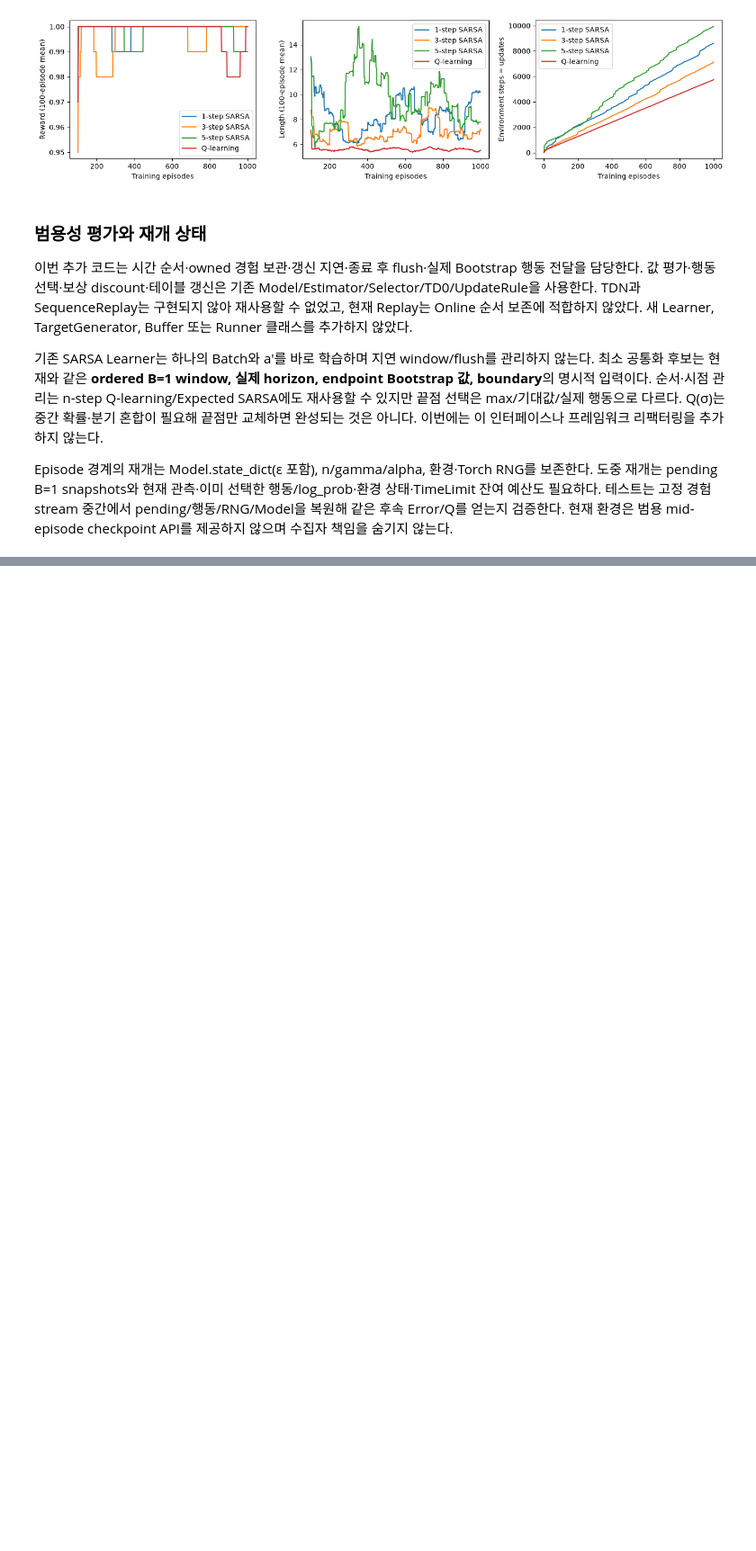
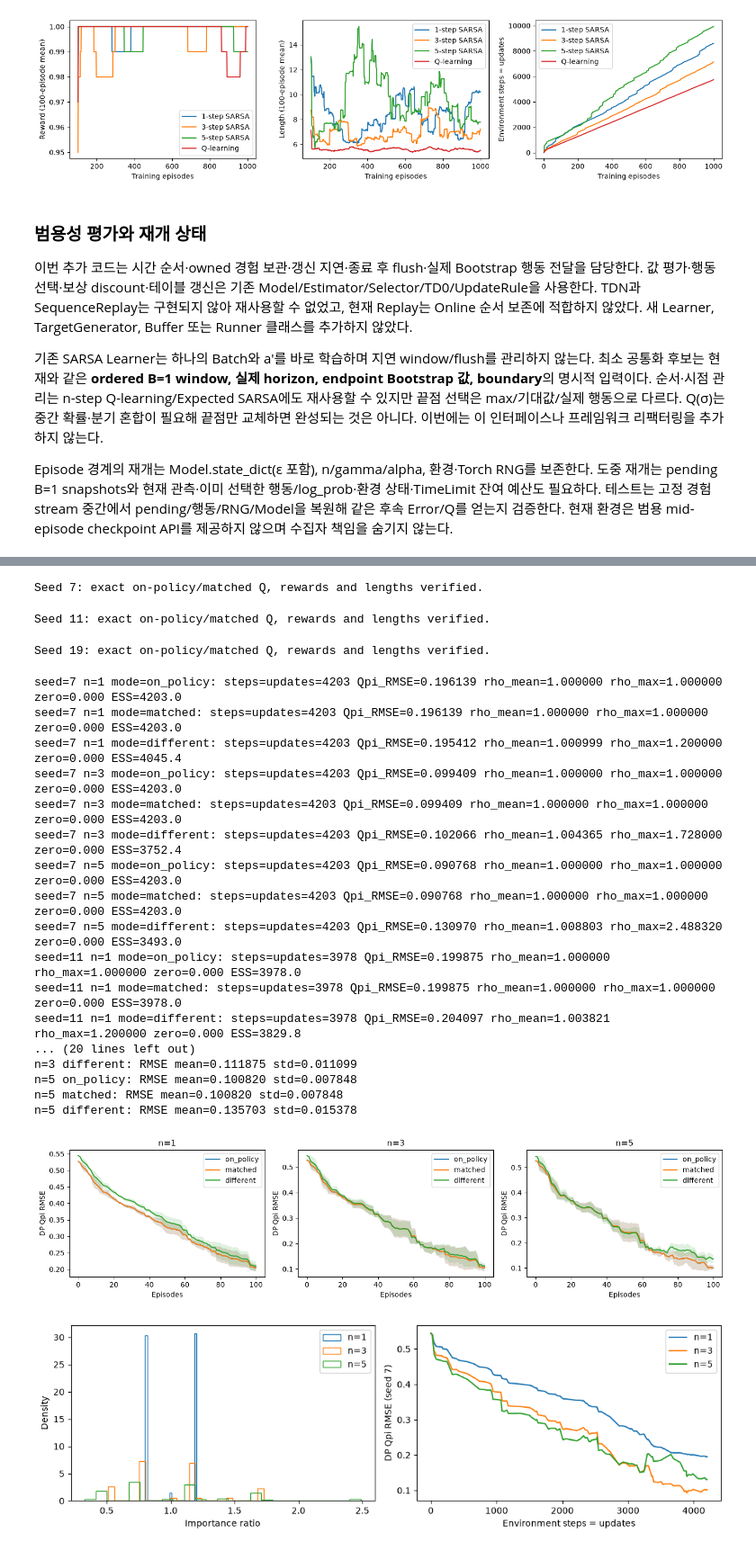
Before and after one commit to HeoJinuk/ModularRL, a Jupyter notebook: notebooks/dlfs4/06_td_modularrl.ipynb, the cells around one changed output, grey strips where cells are left out. Shown at 90% size. Saved outputs shown, nothing was run; the diff lists cells and outputs as text; code cells hidden in the pictures; blank space fills up the shorter version.

Commit message:
test(td): validate off-policy n-step SARSA composition

```diff
--- a/notebooks/dlfs4/06_td_modularrl.ipynb
+++ b/notebooks/dlfs4/06_td_modularrl.ipynb
@@ -1008,0 +1028,5 @@ Episode 경계의 재개는 Model.state_dict(ε 포함), n/gamma/alpha, 환경·
+# %%
+off_ns_api = runpy.run_path(str(nstep_root / 'examples' / 'gridworld_off_policy_n_step_sarsa.py'))
+learn_off_ns = off_ns_api['learn_off_policy_n_step_sarsa']
+compare_off_ns = off_ns_api['run_comparison']
+print(inspect.getsource(learn_off_ns))
@@ -1008,0 +1100,65 @@ Episode 경계의 재개는 Model.state_dict(ε 포함), n/gamma/alpha, 환경·
+# %%
+off_ns_results = []
+off_ns_results.extend(compare_off_ns(seed=7, episodes=100, gamma=.9, alpha=.05, log_every=0))
+print('Seed 7: exact on-policy/matched Q, rewards and lengths verified.')
+# %% [output]
+Seed 7: exact on-policy/matched Q, rewards and lengths verified.
+# %%
+off_ns_results.extend(compare_off_ns(seed=11, episodes=100, gamma=.9, alpha=.05, log_every=0))
+print('Seed 11: exact on-policy/matched Q, rewards and lengths verified.')
+# %% [output]
+Seed 11: exact on-policy/matched Q, rewards and lengths verified.
+# %%
+off_ns_results.extend(compare_off_ns(seed=19, episodes=100, gamma=.9, alpha=.05, log_every=0))
+print('Seed 19: exact on-policy/matched Q, rewards and lengths verified.')
+# %% [output]
+Seed 19: exact on-policy/matched Q, rewards and lengths verified.
+# %%
+for off_run in off_ns_results:
+    print(f"seed={off_run['seed']} n={off_run['n']} mode={off_run['mode']}: steps=updates={off_run['steps']} "
+          f"Qpi_RMSE={off_run['q_rmse']:.6f} rho_mean={off_run['rho_mean']:.6f} "
+          f"rho_max={off_run['rho_max']:.6f} zero={off_run['rho_zero_fraction']:.3f} ESS={off_run['ess']:.1f}")
+for off_horizon in (1,3,5):
+    for off_mode in ('on_policy','matched','different'):
+        off_errors = [r['q_rmse'] for r in off_ns_results if r['n']==off_horizon and r['mode']==off_mode]
+        print(f'n={off_horizon} {off_mode}: RMSE mean={np.mean(off_errors):.6f} std={np.std(off_errors):.6f}')
+fig, axes = plt.subplots(1,3,figsize=(14,3.5))
+for ax, off_horizon in zip(axes,(1,3,5)):
+    for off_mode in ('on_policy','matched','different'):
+        off_runs = [r for r in off_ns_results if r['n']==off_horizon and r['mode']==off_mode]
+        curves = np.array([[h['q_rmse'] for h in r['history']] for r in off_runs])
+        x = [h['episodes'] for h in off_runs[0]['history']]
+        avg, spread = curves.mean(0),curves.std(0)
+        ax.plot(x,avg,label=off_mode); ax.fill_between(x,avg-spread,avg+spread,alpha=.15)
+    ax.set(title=f'n={off_horizon}',xlabel='Episodes',ylabel='DP Qpi RMSE'); ax.legend()
+plt.tight_layout(); plt.show()
+fig, axes = plt.subplots(1,2,figsize=(11,3.5))
+for off_horizon in (1,3,5):
+    off_run = next(r for r in off_ns_results if r['seed']==7 and r['n']==off_horizon and r['mode']=='different')
+    axes[0].hist(off_run['importance_ratios'],bins=25,histtype='step',density=True,label=f'n={off_horizon}')
+    axes[1].plot([h['steps'] for h in off_run['history']],[h['q_rmse'] for h in off_run['history']],label=f'n={off_horizon}')
+axes[0].set(xlabel='Importance ratio',ylabel='Density'); axes[0].legend()
+axes[1].set(xlabel='Environment steps = updates',ylabel='DP Qpi RMSE (seed 7)'); axes[1].legend()
+plt.tight_layout(); plt.show()
+print('Different target pi:\n',off_ns_results[-1]['target_policy'])
+print('Different Qpi estimate (seed19,n5):\n',off_ns_results[-1]['q_values'])
+# %% [output]
+seed=7 n=1 mode=on_policy: steps=updates=4203 Qpi_RMSE=0.196139 rho_mean=1.000000 rho_max=1.000000 zero=0.000 ESS=4203.0
+seed=7 n=1 mode=matched: steps=updates=4203 Qpi_RMSE=0.196139 rho_mean=1.000000 rho_max=1.000000 zero=0.000 ESS=4203.0
+seed=7 n=1 mode=different: steps=updates=4203 Qpi_RMSE=0.195412 rho_mean=1.000999 rho_max=1.200000 zero=0.000 ESS=4045.4
+seed=7 n=3 mode=on_policy: steps=updates=4203 Qpi_RMSE=0.099409 rho_mean=1.000000 rho_max=1.000000 zero=0.000 ESS=4203.0
+seed=7 n=3 mode=matched: steps=updates=4203 Qpi_RMSE=0.099409 rho_mean=1.000000 rho_max=1.000000 zero=0.000 ESS=4203.0
+seed=7 n=3 mode=different: steps=updates=4203 Qpi_RMSE=0.102066 rho_mean=1.004365 rho_max=1.728000 zero=0.000 ESS=3752.4
+seed=7 n=5 mode=on_policy: steps=updates=4203 Qpi_RMSE=0.090768 rho_mean=1.000000 rho_max=1.000000 zero=0.000 ESS=4203.0
+seed=7 n=5 mode=matched: steps=updates=4203 Qpi_RMSE=0.090768 rho_mean=1.000000 rho_max=1.000000 zero=0.000 ESS=4203.0
+seed=7 n=5 mode=different: steps=updates=4203 Qpi_RMSE=0.130970 rho_mean=1.008803 rho_max=2.488320 zero=0.000 ESS=3493.0
+seed=11 n=1 mode=on_policy: steps=updates=3978 Qpi_RMSE=0.199875 rho_mean=1.000000 rho_max=1.000000 zero=0.000 ESS=3978.0
+seed=11 n=1 mode=matched: steps=updates=3978 Qpi_RMSE=0.199875 rho_mean=1.000000 rho_max=1.000000 zero=0.000 ESS=3978.0
+seed=11 n=1 mode=different: steps=updates=3978 Qpi_RMSE=0.204097 rho_mean=1.003821 rho_max=1.200000 zero=0.000 ESS=3829.8
+... (20 lines left out)
+n=3 different: RMSE mean=0.111875 std=0.011099
+n=5 on_policy: RMSE mean=0.100820 std=0.007848
+n=5 matched: RMSE mean=0.100820 std=0.007848
+n=5 different: RMSE mean=0.135703 std=0.015378
+[figure, added]
+[figure, added]
```
Also changed, not shown: parts of 7 cells of this notebook, 6 other files.
